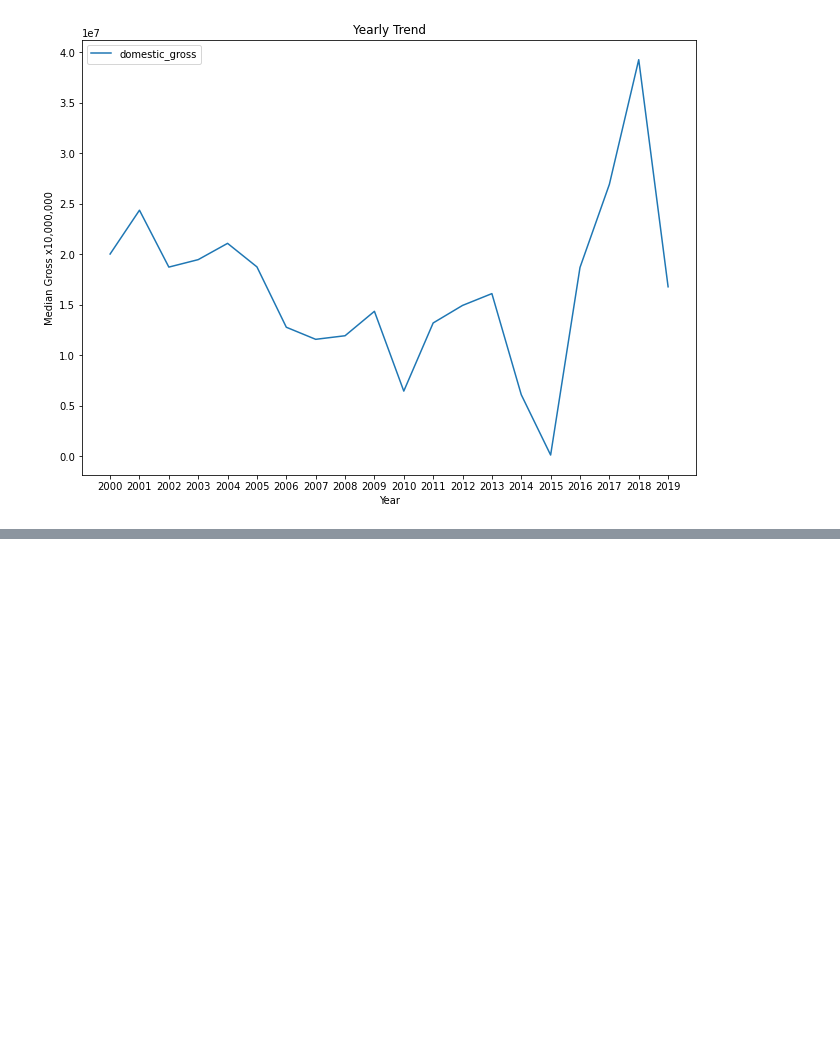
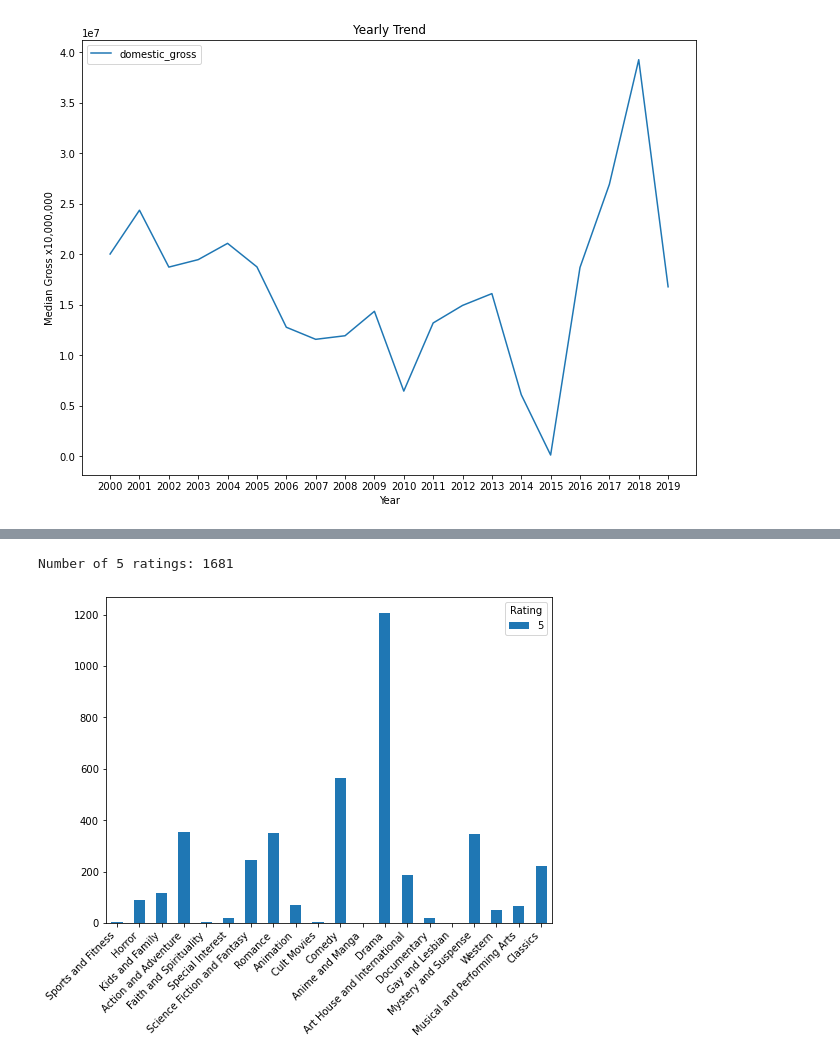
Before and after one commit to klsalcedo/microsoft_movie_analysis, a Jupyter notebook: microsoft_movie_analysis.ipynb, the cells around one changed output, grey strips where cells are left out. Drawn from its saved outputs; the diff is of its cells as text; code cells hidden in the pictures; blank space fills up the shorter version.

```diff
--- a/microsoft_movie_analysis.ipynb
+++ b/microsoft_movie_analysis.ipynb
@@ -383,0 +384,10 @@ plt.xticks(ticks = x_ticks);
+# %%
+#create df of 5 ratings of all genres and plot
+high5 = high_rate[high_rate['Rating']==5.00]
+high5_sum = high5.groupby(['Rating']).sum()
+print('Number of 5 ratings:', len(high5))
+(high5_sum.T).plot.bar(figsize=(8,6));
+plt.xticks(rotation=45, ha='right');
+# %% [output]
+Number of 5 ratings: 1681
+[figure, added]
```
Also changed, not shown: parts of 34 cells of this notebook.
